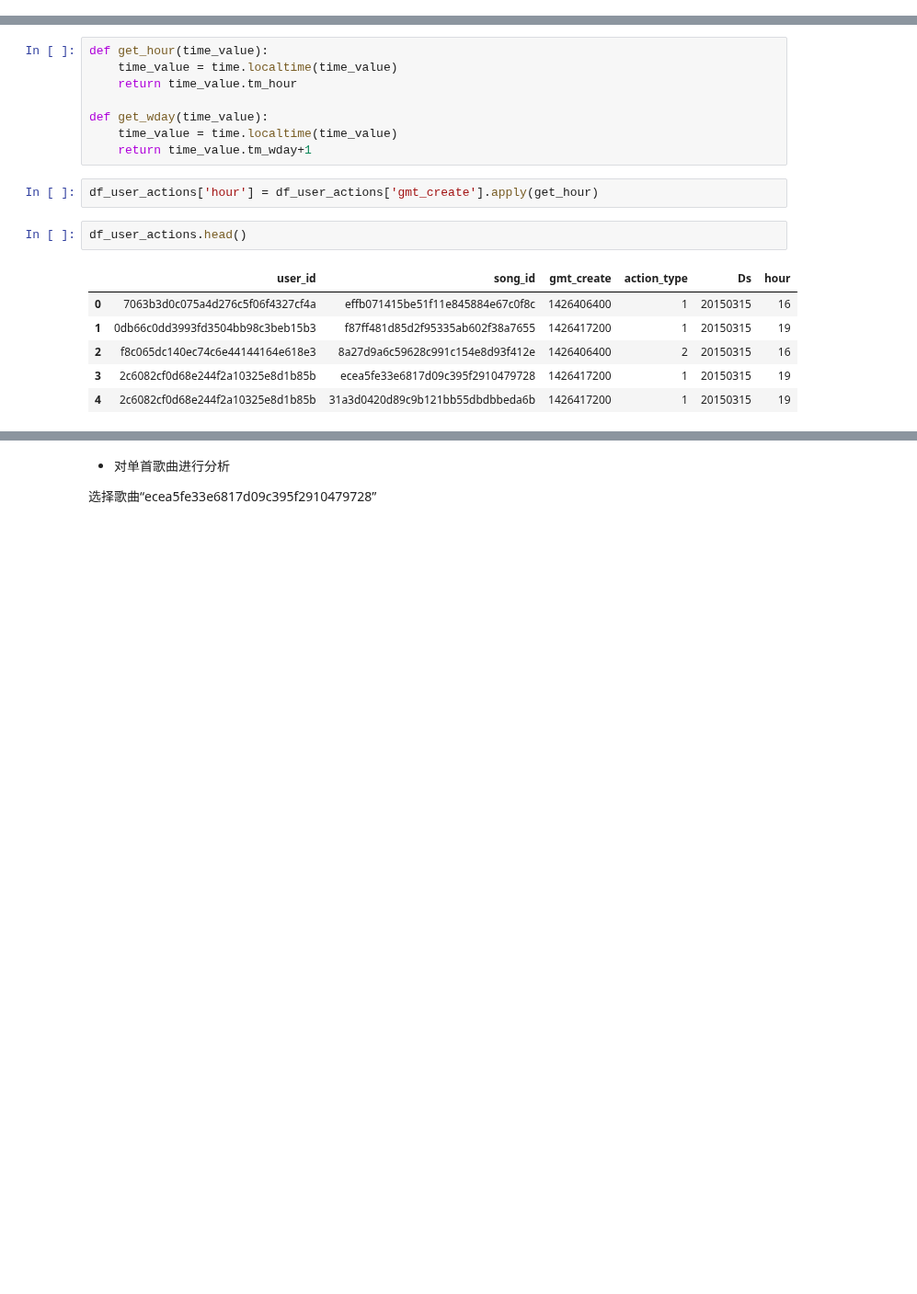
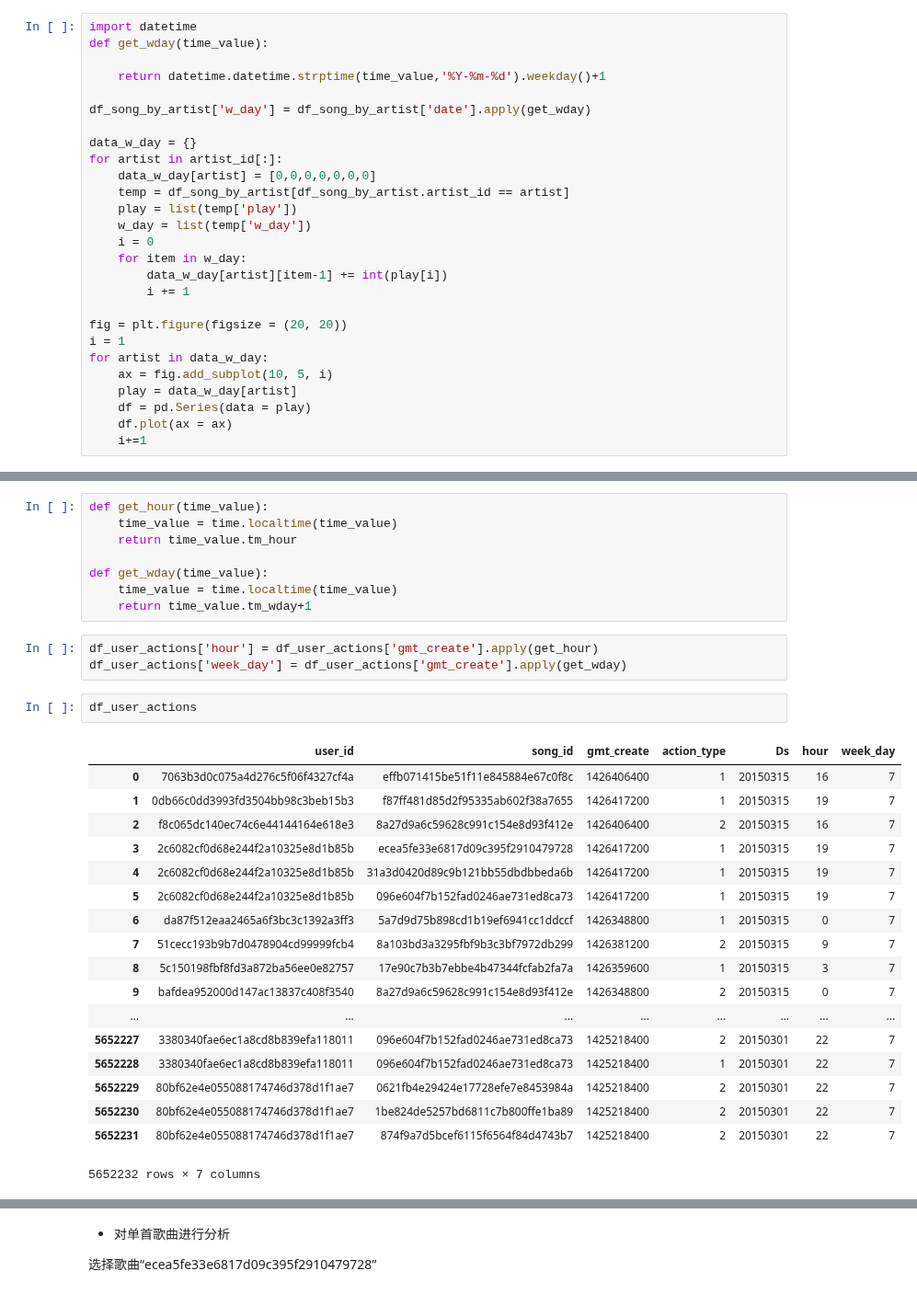
Before and after one commit to amazingcosmos/DM-course-Project, a Jupyter notebook: analyse.ipynb, the cells around one changed output, grey strips where cells are left out. Shown at 92% size. Saved outputs shown, nothing was run; the diff lists cells and outputs as text; blank space fills up the shorter version.

```diff
--- a/analyse.ipynb
+++ b/analyse.ipynb
@@ -25,0 +56,27 @@ artist_id = list(set(df_song_by_artist['artist_id']))
+# %%
+import datetime
+def get_wday(time_value):
+
+    return datetime.datetime.strptime(time_value,'%Y-%m-%d').weekday()+1
+
+df_song_by_artist['w_day'] = df_song_by_artist['date'].apply(get_wday)
+
+data_w_day = {}
+for artist in artist_id[:]:
+    data_w_day[artist] = [0,0,0,0,0,0,0]
+    temp = df_song_by_artist[df_song_by_artist.artist_id == artist]
+    play = list(temp['play'])
+    w_day = list(temp['w_day'])
+    i = 0
+    for item in w_day:
+        data_w_day[artist][item-1] += int(play[i])
+        i += 1
+
+fig = plt.figure(figsize = (20, 20))
+i = 1
+for artist in data_w_day:
+    ax = fig.add_subplot(10, 5, i)
+    play = data_w_day[artist]
+    df = pd.Series(data = play)
+    df.plot(ax = ax)
+    i+=1
@@ -39,12 +111,25 @@ def get_wday(time_value):
     return time_value.tm_wday+1
 # %%
 df_user_actions['hour'] = df_user_actions['gmt_create'].apply(get_hour)
+df_user_actions['week_day'] = df_user_actions['gmt_create'].apply(get_wday)
 # %%
-df_user_actions.head()
+df_user_actions
 # %% [output]
-|  | user_id | song_id | gmt_create | action_type | Ds | hour |
-| 0 | 7063b3d0c075a4d276c5f06f4327cf4a | effb071415be51f11e845884e67c0f8c | 1426406400 | 1 | 20150315 | 16 |
-| 1 | 0db66c0dd3993fd3504bb98c3beb15b3 | f87ff481d85d2f95335ab602f38a7655 | 1426417200 | 1 | 20150315 | 19 |
-| 2 | f8c065dc140ec74c6e44144164e618e3 | 8a27d9a6c59628c991c154e8d93f412e | 1426406400 | 2 | 20150315 | 16 |
-| 3 | 2c6082cf0d68e244f2a10325e8d1b85b | ecea5fe33e6817d09c395f2910479728 | 1426417200 | 1 | 20150315 | 19 |
-| 4 | 2c6082cf0d68e244f2a10325e8d1b85b | 31a3d0420d89c9b121bb55dbdbbeda6b | 1426417200 | 1 | 20150315 | 19 |
+|  | user_id | song_id | gmt_create | action_type | Ds | hour | week_day |
+| 0 | 7063b3d0c075a4d276c5f06f4327cf4a | effb071415be51f11e845884e67c0f8c | 1426406400 | 1 | 20150315 | 16 | 7 |
+| 1 | 0db66c0dd3993fd3504bb98c3beb15b3 | f87ff481d85d2f95335ab602f38a7655 | 1426417200 | 1 | 20150315 | 19 | 7 |
+| 2 | f8c065dc140ec74c6e44144164e618e3 | 8a27d9a6c59628c991c154e8d93f412e | 1426406400 | 2 | 20150315 | 16 | 7 |
+| 3 | 2c6082cf0d68e244f2a10325e8d1b85b | ecea5fe33e6817d09c395f2910479728 | 1426417200 | 1 | 20150315 | 19 | 7 |
+| 4 | 2c6082cf0d68e244f2a10325e8d1b85b | 31a3d0420d89c9b121bb55dbdbbeda6b | 1426417200 | 1 | 20150315 | 19 | 7 |
+| 5 | 2c6082cf0d68e244f2a10325e8d1b85b | 096e604f7b152fad0246ae731ed8ca73 | 1426417200 | 1 | 20150315 | 19 | 7 |
+| 6 | da87f512eaa2465a6f3bc3c1392a3ff3 | 5a7d9d75b898cd1b19ef6941cc1ddccf | 1426348800 | 1 | 20150315 | 0 | 7 |
+| 7 | 51cecc193b9b7d0478904cd99999fcb4 | 8a103bd3a3295fbf9b3c3bf7972db299 | 1426381200 | 2 | 20150315 | 9 | 7 |
+| 8 | 5c150198fbf8fd3a872ba56ee0e82757 | 17e90c7b3b7ebbe4b47344fcfab2fa7a | 1426359600 | 1 | 20150315 | 3 | 7 |
+| 9 | bafdea952000d147ac13837c408f3540 | 8a27d9a6c59628c991c154e8d93f412e | 1426348800 | 2 | 20150315 | 0 | 7 |
+| ... | ... | ... | ... | ... | ... | ... | ... |
+| 5652227 | 3380340fae6ec1a8cd8b839efa118011 | 096e604f7b152fad0246ae731ed8ca73 | 1425218400 | 2 | 20150301 | 22 | 7 |
+| 5652228 | 3380340fae6ec1a8cd8b839efa118011 | 096e604f7b152fad0246ae731ed8ca73 | 1425218400 | 1 | 20150301 | 22 | 7 |
+| 5652229 | 80bf62e4e055088174746d378d1f1ae7 | 0621fb4e29424e17728efe7e8453984a | 1425218400 | 2 | 20150301 | 22 | 7 |
+| 5652230 | 80bf62e4e055088174746d378d1f1ae7 | 1be824de5257bd6811c7b800ffe1ba89 | 1425218400 | 2 | 20150301 | 22 | 7 |
+| 5652231 | 80bf62e4e055088174746d378d1f1ae7 | 874f9a7d5bcef6115f6564f84d4743b7 | 1425218400 | 2 | 20150301 | 22 | 7 |
+5652232 rows × 7 columns
```
Also changed, not shown: parts of 22 cells of this notebook, 9 other files.
